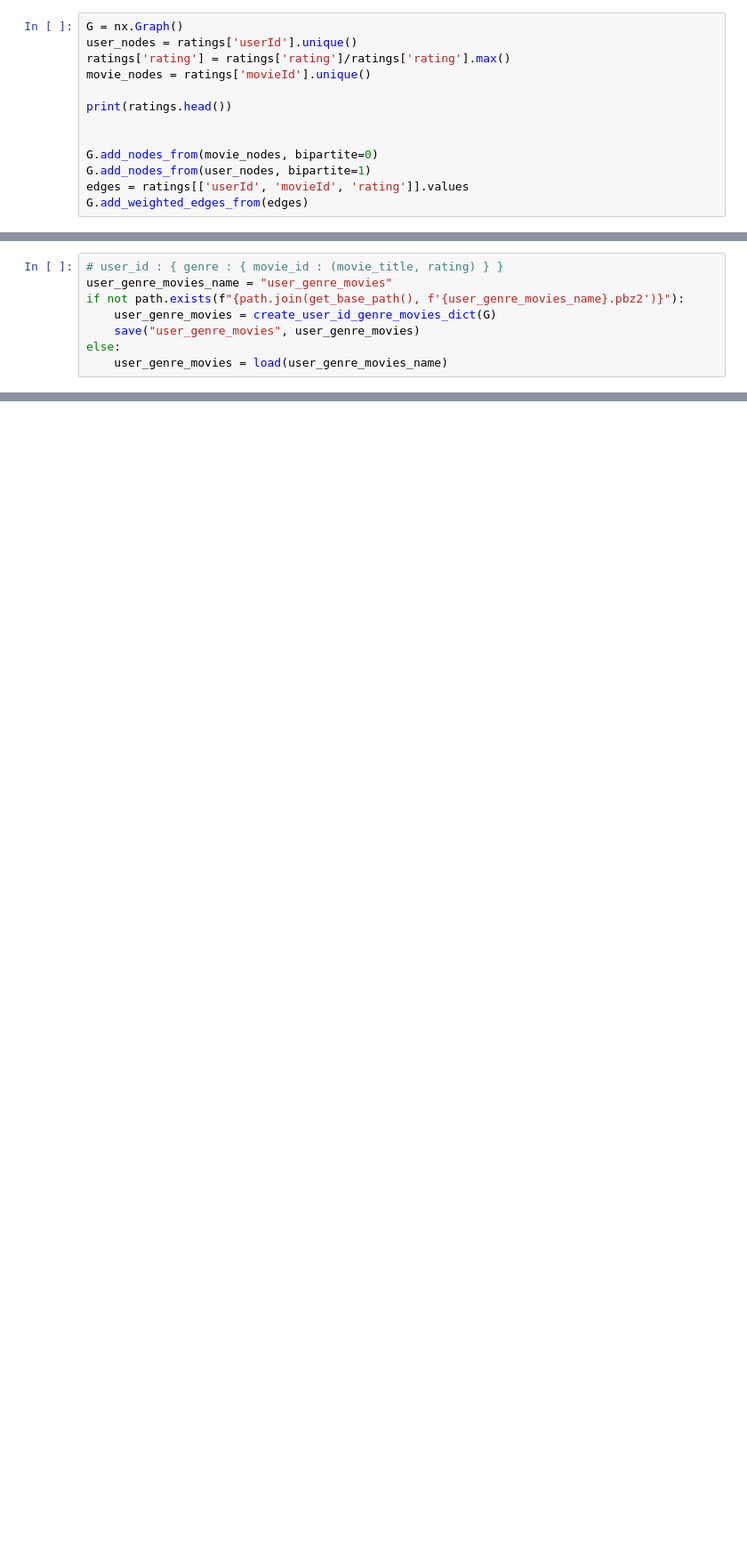
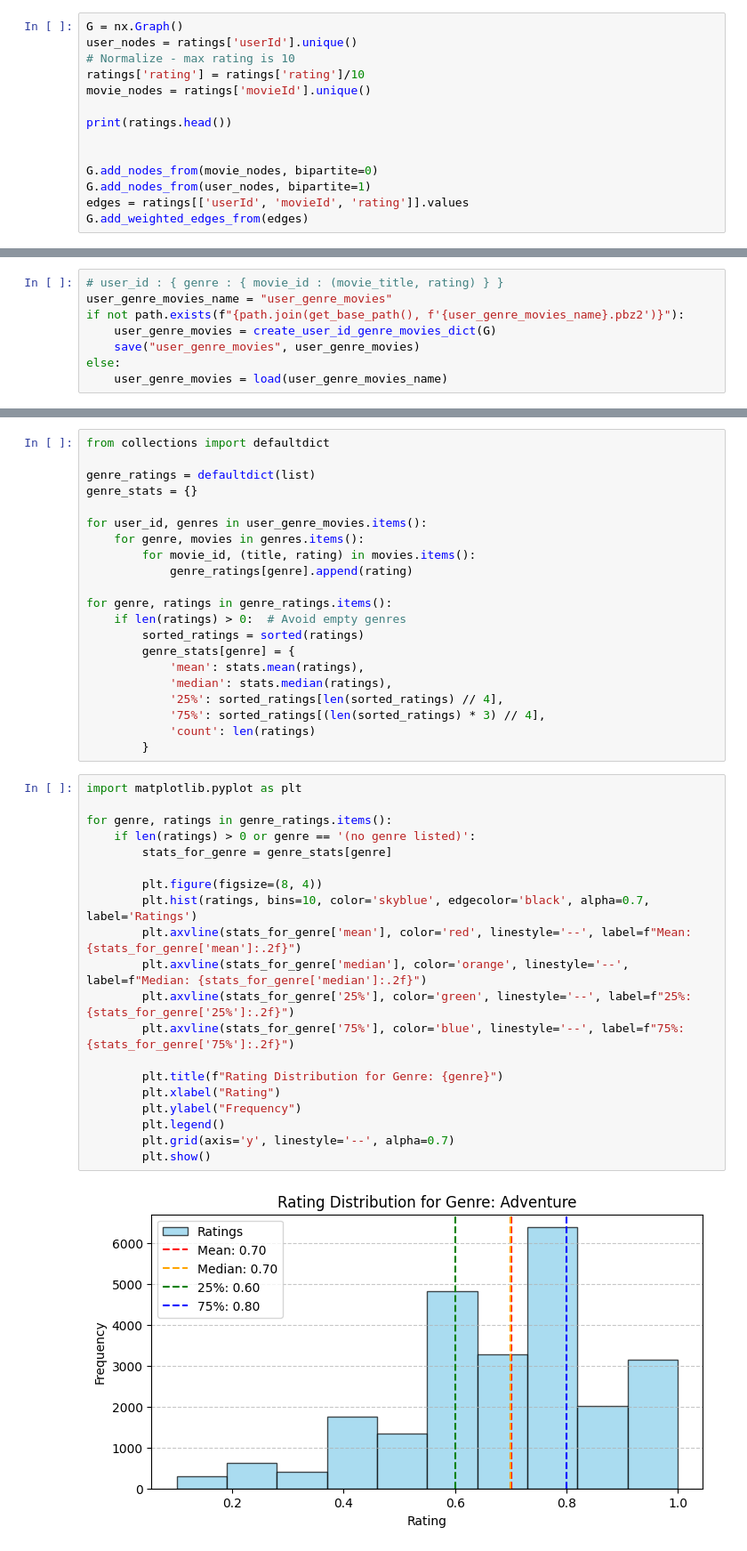
Before and after one commit to RasmusUK/02805-social-graphs-and-interactions-project, a Jupyter notebook: workspace/notebooks/ml.ipynb, the cells around one changed output, grey strips where cells are left out. Shown at 89% size. Cells and saved outputs as stored; diff of their text form; blank space fills up the shorter version.

Commit message:
Nice plots

```diff
--- a/workspace/notebooks/ml.ipynb
+++ b/workspace/notebooks/ml.ipynb
@@ -62,7 +63,8 @@ links = get_csv("links.csv")
 # %%
 G = nx.Graph()
 user_nodes = ratings['userId'].unique()
-ratings['rating'] = ratings['rating']/ratings['rating'].max()
+# Normalize - max rating is 10
+ratings['rating'] = ratings['rating']/10
 movie_nodes = ratings['movieId'].unique()
 
 print(ratings.head())
@@ -227,0 +231,43 @@ else:
+# %%
+from collections import defaultdict
+
+genre_ratings = defaultdict(list)
+genre_stats = {}
+
+for user_id, genres in user_genre_movies.items():
+    for genre, movies in genres.items():
+        for movie_id, (title, rating) in movies.items():
+            genre_ratings[genre].append(rating)
+
+for genre, ratings in genre_ratings.items():
+    if len(ratings) > 0:  # Avoid empty genres
+        sorted_ratings = sorted(ratings)
+        genre_stats[genre] = {
+            'mean': stats.mean(ratings),
+            'median': stats.median(ratings),
+            '25%': sorted_ratings[len(sorted_ratings) // 4],
+            '75%': sorted_ratings[(len(sorted_ratings) * 3) // 4],
+            'count': len(ratings)
+        }
+# %%
+import matplotlib.pyplot as plt
+
+for genre, ratings in genre_ratings.items():
+    if len(ratings) > 0 or genre == '(no genre listed)':
+        stats_for_genre = genre_stats[genre]
+
+        plt.figure(figsize=(8, 4))
+        plt.hist(ratings, bins=10, color='skyblue', edgecolor='black', alpha=0.7, label='Ratings')
+        plt.axvline(stats_for_genre['mean'], color='red', linestyle='--', label=f"Mean: {stats_for_genre['mean']:.2f}")
+        plt.axvline(stats_for_genre['median'], color='orange', linestyle='--', label=f"Median: {stats_for_genre['median']:.2f}")
+        plt.axvline(stats_for_genre['25%'], color='green', linestyle='--', label=f"25%: {stats_for_genre['25%']:.2f}")
+        plt.axvline(stats_for_genre['75%'], color='blue', linestyle='--', label=f"75%: {stats_for_genre['75%']:.2f}")
+
+        plt.title(f"Rating Distribution for Genre: {genre}")
+        plt.xlabel("Rating")
+        plt.ylabel("Frequency")
+        plt.legend()
+        plt.grid(axis='y', linestyle='--', alpha=0.7)
+        plt.show()
+# %% [output]
+[figure, added]
```
Also changed, not shown: parts of 16 cells of this notebook.
